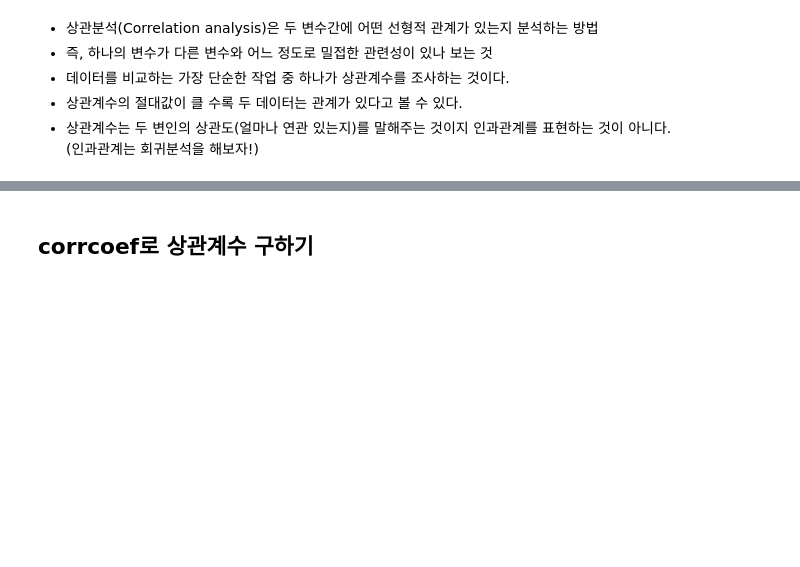
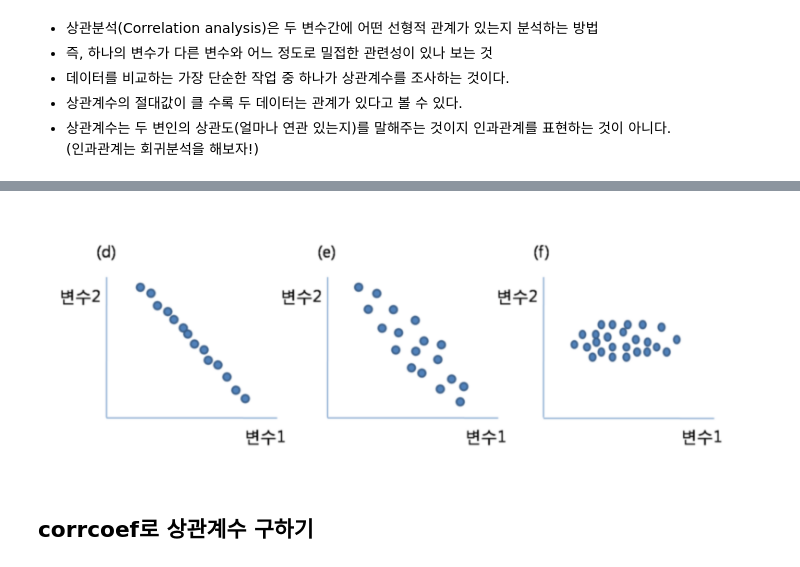
Before and after one commit to Juuhyung0421/Try_python, a Jupyter notebook: Week4_CCTV.ipynb, the cells around one changed output, grey strips where cells are left out. Saved outputs shown, nothing was run; the diff lists cells and outputs as text; code cells hidden in the pictures; blank space fills up the shorter version.

```diff
--- a/Week4_CCTV.ipynb
+++ b/Week4_CCTV.ipynb
@@ -290,3 +285,9 @@ data_total.set_index('구별', inplace = True) # 인덱스 재설정, 구별 기
+# %%
+response2 = requests.get("https://blogfiles.pstatic.net/MjAxOTAzMjhfMjQ1/MDAxNTUzNzU2NTc0MDM2.VYPfgJUi1SM2xrLF7TcogNOoEZFLfRAmV0bsNTyslZkg.q8FoMW7Gx8nY-7Pr5FR_G6oQG9vsC4ezqGyQeDWh0Ogg.PNG.dlwngud37/2.png")
+img2 = Image.open(BytesIO(response2.content))
+img2
+# %% [output]
+[figure, added]
 # %% [markdown]
 ## corrcoef로 상관계수 구하기
 # %%
```
Also changed, not shown: parts of 9 cells of this notebook, 1 other file.
